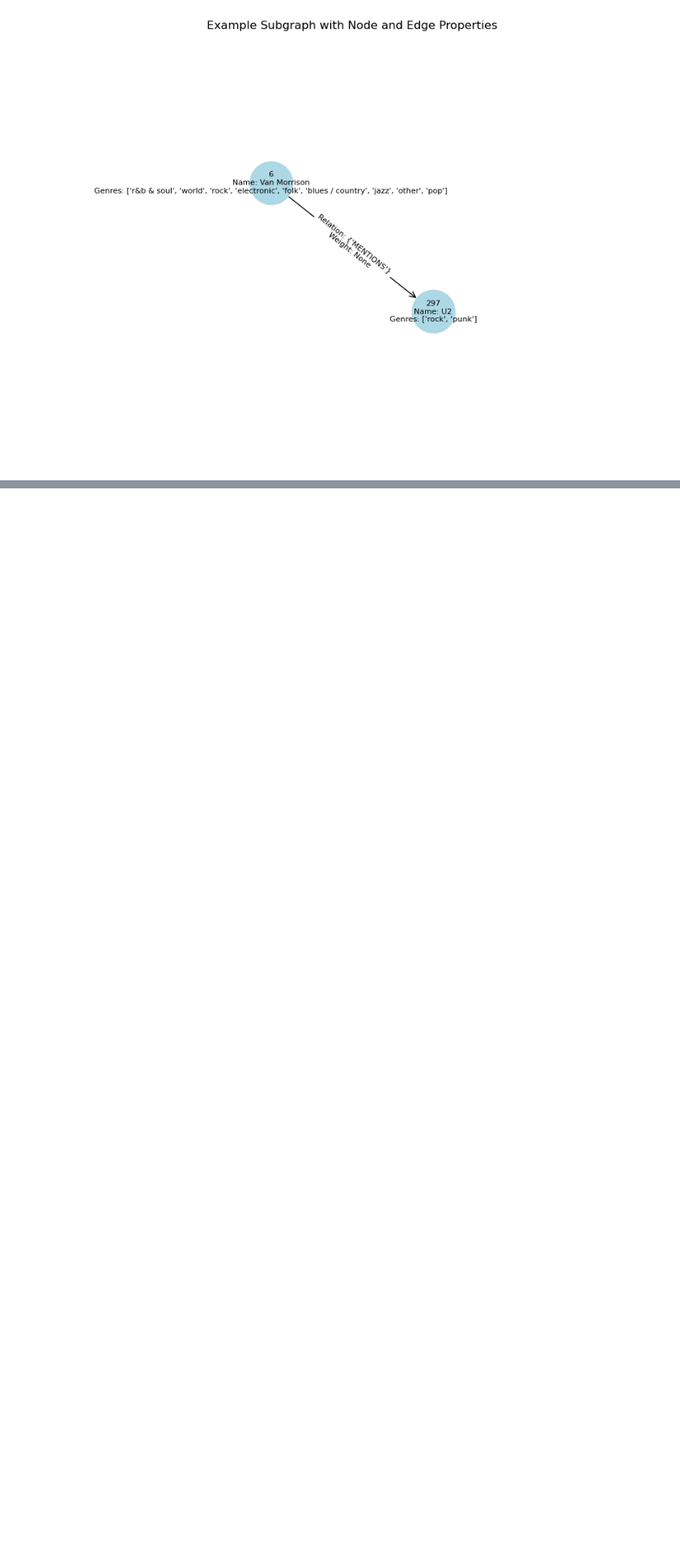
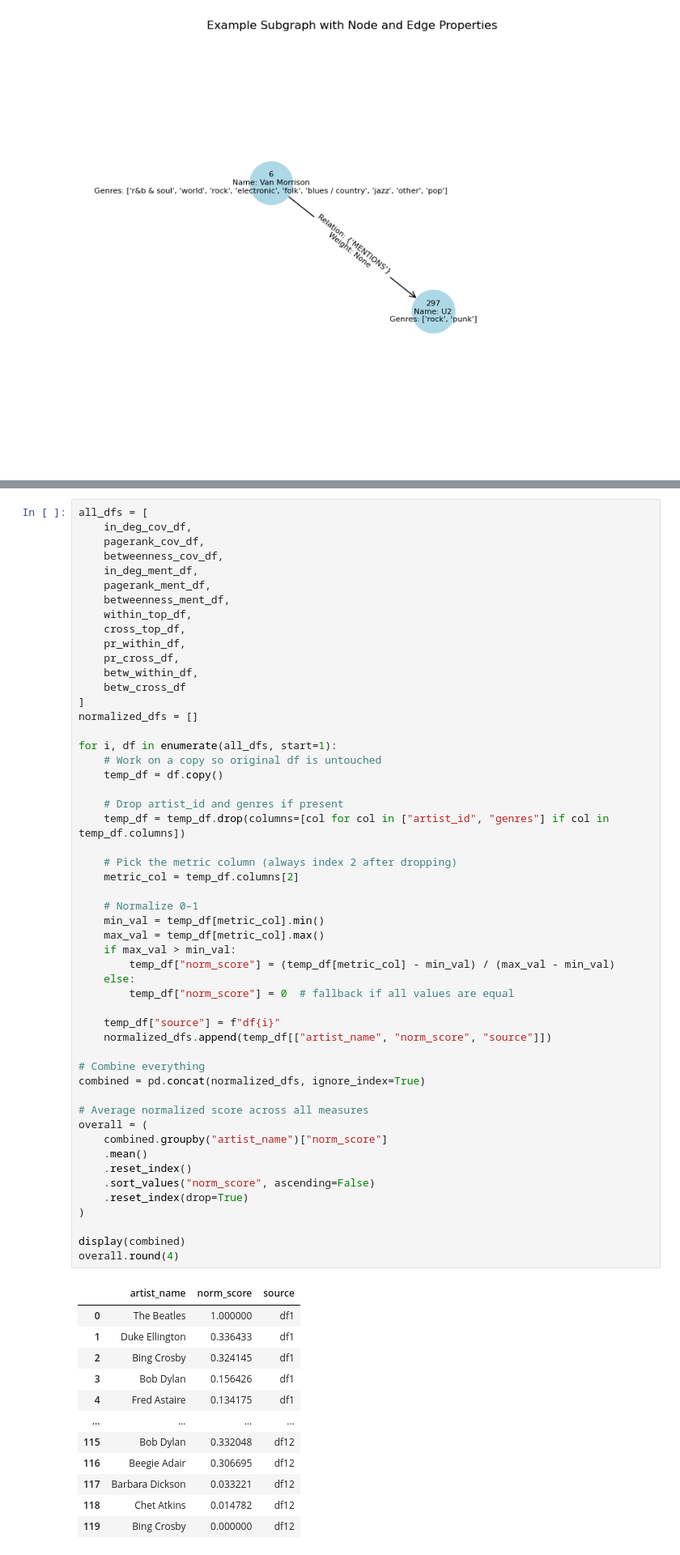
Before and after one commit to freiraum-bq/Music_Project, a Jupyter notebook: python/integrated.ipynb, the cells around one changed output, grey strips where cells are left out. Shown at 81% size. Saved outputs shown, nothing was run; the diff lists cells and outputs as text; blank space fills up the shorter version.

```diff
--- a/python/integrated.ipynb
+++ b/python/integrated.ipynb
@@ -1482,0 +1390,65 @@ overall.round(4)
+# %%
+all_dfs = [
+    in_deg_cov_df,
+    pagerank_cov_df,
+    betweenness_cov_df,
+    in_deg_ment_df,
+    pagerank_ment_df,
+    betweenness_ment_df,
+    within_top_df,
+    cross_top_df,
+    pr_within_df,
+    pr_cross_df,
+    betw_within_df,
+    betw_cross_df
+]
+normalized_dfs = []
+
+for i, df in enumerate(all_dfs, start=1):
+    # Work on a copy so original df is untouched
+    temp_df = df.copy()
+
+    # Drop artist_id and genres if present
+    temp_df = temp_df.drop(columns=[col for col in ["artist_id", "genres"] if col in temp_df.columns])
+
+    # Pick the metric column (always index 2 after dropping)
+    metric_col = temp_df.columns[2]
+
+    # Normalize 0–1
+    min_val = temp_df[metric_col].min()
+    max_val = temp_df[metric_col].max()
+    if max_val > min_val:
+        temp_df["norm_score"] = (temp_df[metric_col] - min_val) / (max_val - min_val)
+    else:
+        temp_df["norm_score"] = 0  # fallback if all values are equal
+
+    temp_df["source"] = f"df{i}"
+    normalized_dfs.append(temp_df[["artist_name", "norm_score", "source"]])
+
+# Combine everything
+combined = pd.concat(normalized_dfs, ignore_index=True)
+
+# Average normalized score across all measures
+overall = (
+    combined.groupby("artist_name")["norm_score"]
+    .mean()
+    .reset_index()
+    .sort_values("norm_score", ascending=False)
+    .reset_index(drop=True)
+)
+
+display(combined)
+overall.round(4)
+# %% [output]
+|  | artist_name | norm_score | source |
+| 0 | The Beatles | 1.000000 | df1 |
+| 1 | Duke Ellington | 0.336433 | df1 |
+| 2 | Bing Crosby | 0.324145 | df1 |
+| 3 | Bob Dylan | 0.156426 | df1 |
+| 4 | Fred Astaire | 0.134175 | df1 |
+| ... | ... | ... | ... |
+| 115 | Bob Dylan | 0.332048 | df12 |
+| 116 | Beegie Adair | 0.306695 | df12 |
+| 117 | Barbara Dickson | 0.033221 | df12 |
+| 118 | Chet Atkins | 0.014782 | df12 |
+| 119 | Bing Crosby | 0.000000 | df12 |
```
Also changed, not shown: parts of 16 cells of this notebook.
